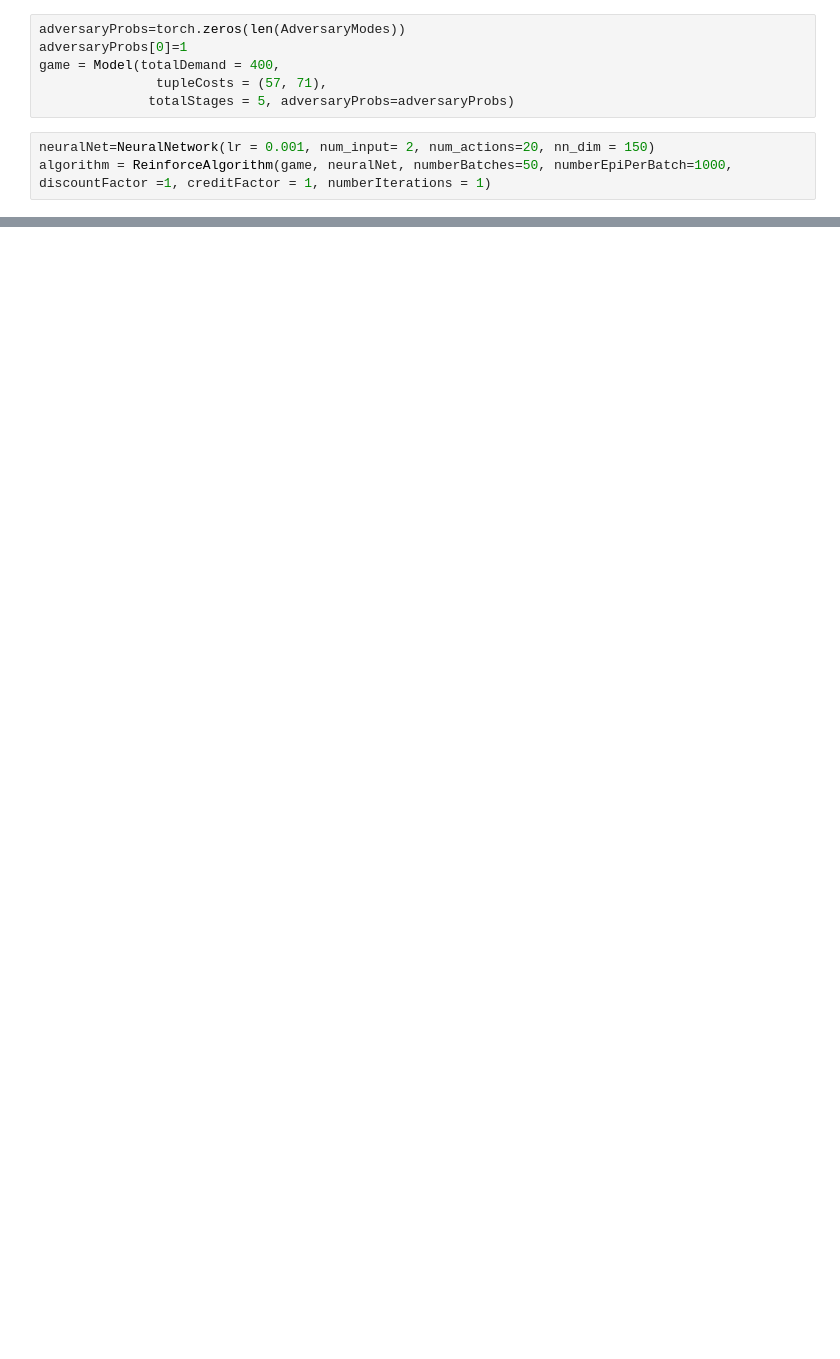
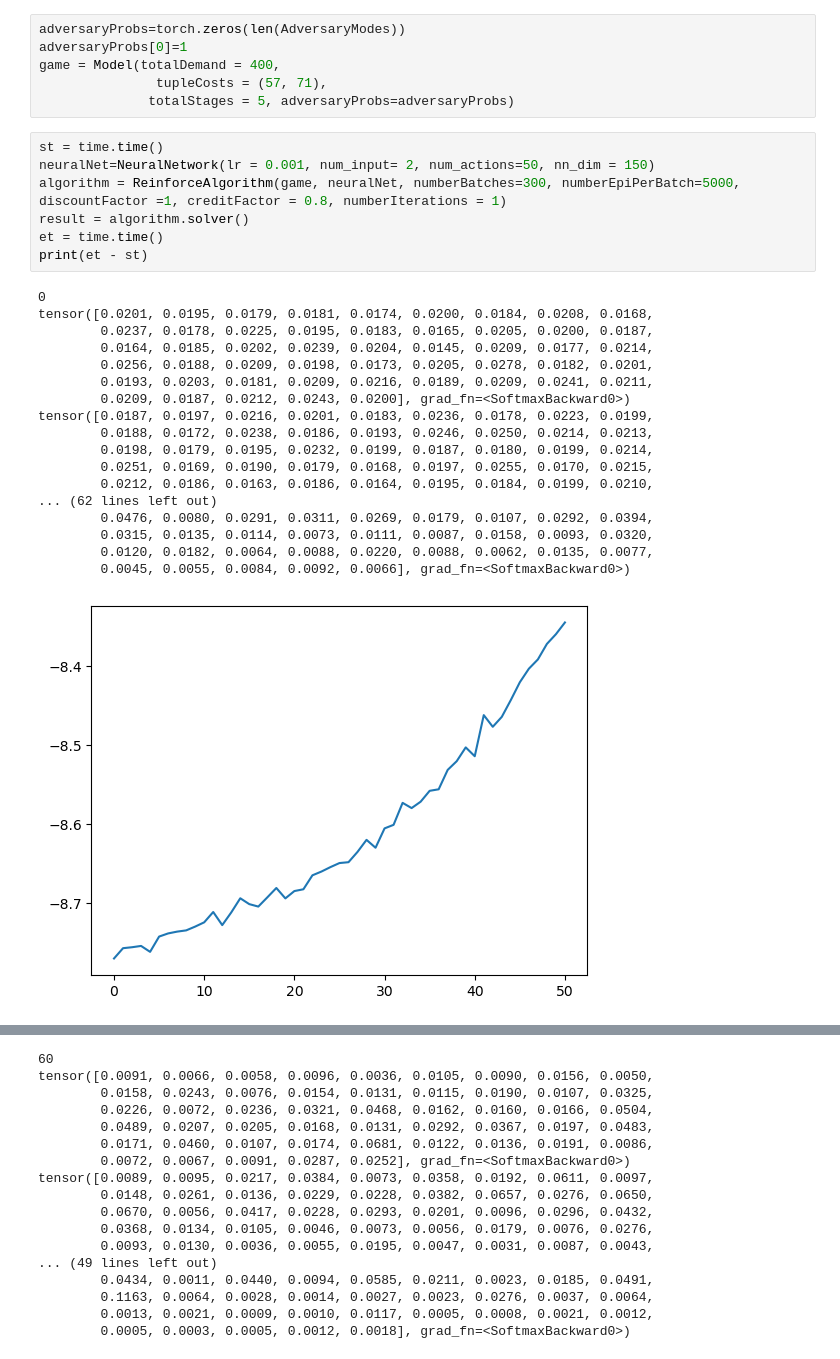
Before and after one commit to stengel/EquiLearn, a Jupyter notebook: learningAgents/src/LearningAgent_Simulations1.ipynb, the cells around one changed output, grey strips where cells are left out. Cells and saved outputs as stored; diff of their text form; blank space fills up the shorter version.

```diff
--- a/learningAgents/src/LearningAgent_Simulations1.ipynb
+++ b/learningAgents/src/LearningAgent_Simulations1.ipynb
@@ -12,5 +14,28 @@ game = Model(totalDemand = 400,
                tupleCosts = (57, 71),
               totalStages = 5, adversaryProbs=adversaryProbs)
 # %%
-neuralNet=NeuralNetwork(lr = 0.001, num_input= 2, num_actions=20, nn_dim = 150)
-algorithm = ReinforceAlgorithm(game, neuralNet, numberBatches=50, numberEpiPerBatch=1000, discountFactor =1, creditFactor = 1, numberIterations = 1)
+st = time.time()
+neuralNet=NeuralNetwork(lr = 0.001, num_input= 2, num_actions=50, nn_dim = 150)
+algorithm = ReinforceAlgorithm(game, neuralNet, numberBatches=300, numberEpiPerBatch=5000, discountFactor =1, creditFactor = 0.8, numberIterations = 1)
+result = algorithm.solver()
+et = time.time()
+print(et - st)
+# %% [output]
+0
+tensor([0.0201, 0.0195, 0.0179, 0.0181, 0.0174, 0.0200, 0.0184, 0.0208, 0.0168,
+        0.0237, 0.0178, 0.0225, 0.0195, 0.0183, 0.0165, 0.0205, 0.0200, 0.0187,
+        0.0164, 0.0185, 0.0202, 0.0239, 0.0204, 0.0145, 0.0209, 0.0177, 0.0214,
+        0.0256, 0.0188, 0.0209, 0.0198, 0.0173, 0.0205, 0.0278, 0.0182, 0.0201,
+        0.0193, 0.0203, 0.0181, 0.0209, 0.0216, 0.0189, 0.0209, 0.0241, 0.0211,
+        0.0209, 0.0187, 0.0212, 0.0243, 0.0200], grad_fn=<SoftmaxBackward0>)
+tensor([0.0187, 0.0197, 0.0216, 0.0201, 0.0183, 0.0236, 0.0178, 0.0223, 0.0199,
+        0.0188, 0.0172, 0.0238, 0.0186, 0.0193, 0.0246, 0.0250, 0.0214, 0.0213,
+        0.0198, 0.0179, 0.0195, 0.0232, 0.0199, 0.0187, 0.0180, 0.0199, 0.0214,
+        0.0251, 0.0169, 0.0190, 0.0179, 0.0168, 0.0197, 0.0255, 0.0170, 0.0215,
+        0.0212, 0.0186, 0.0163, 0.0186, 0.0164, 0.0195, 0.0184, 0.0199, 0.0210,
+... (62 lines left out)
+        0.0476, 0.0080, 0.0291, 0.0311, 0.0269, 0.0179, 0.0107, 0.0292, 0.0394,
+        0.0315, 0.0135, 0.0114, 0.0073, 0.0111, 0.0087, 0.0158, 0.0093, 0.0320,
+        0.0120, 0.0182, 0.0064, 0.0088, 0.0220, 0.0088, 0.0062, 0.0135, 0.0077,
+        0.0045, 0.0055, 0.0084, 0.0092, 0.0066], grad_fn=<SoftmaxBackward0>)
+[figure, added]
@@ -16,0 +43,17 @@ algorithm = ReinforceAlgorithm(game, neuralNet, numberBatches=50, numberEpiPerBa
+60
+tensor([0.0091, 0.0066, 0.0058, 0.0096, 0.0036, 0.0105, 0.0090, 0.0156, 0.0050,
+        0.0158, 0.0243, 0.0076, 0.0154, 0.0131, 0.0115, 0.0190, 0.0107, 0.0325,
+        0.0226, 0.0072, 0.0236, 0.0321, 0.0468, 0.0162, 0.0160, 0.0166, 0.0504,
+        0.0489, 0.0207, 0.0205, 0.0168, 0.0131, 0.0292, 0.0367, 0.0197, 0.0483,
+        0.0171, 0.0460, 0.0107, 0.0174, 0.0681, 0.0122, 0.0136, 0.0191, 0.0086,
+        0.0072, 0.0067, 0.0091, 0.0287, 0.0252], grad_fn=<SoftmaxBackward0>)
+tensor([0.0089, 0.0095, 0.0217, 0.0384, 0.0073, 0.0358, 0.0192, 0.0611, 0.0097,
+        0.0148, 0.0261, 0.0136, 0.0229, 0.0228, 0.0382, 0.0657, 0.0276, 0.0650,
+        0.0670, 0.0056, 0.0417, 0.0228, 0.0293, 0.0201, 0.0096, 0.0296, 0.0432,
+        0.0368, 0.0134, 0.0105, 0.0046, 0.0073, 0.0056, 0.0179, 0.0076, 0.0276,
+        0.0093, 0.0130, 0.0036, 0.0055, 0.0195, 0.0047, 0.0031, 0.0087, 0.0043,
+... (49 lines left out)
+        0.0434, 0.0011, 0.0440, 0.0094, 0.0585, 0.0211, 0.0023, 0.0185, 0.0491,
+        0.1163, 0.0064, 0.0028, 0.0014, 0.0027, 0.0023, 0.0276, 0.0037, 0.0064,
+        0.0013, 0.0021, 0.0009, 0.0010, 0.0117, 0.0005, 0.0008, 0.0021, 0.0012,
+        0.0005, 0.0003, 0.0005, 0.0012, 0.0018], grad_fn=<SoftmaxBackward0>)
```
Also changed, not shown: parts of 14 cells of this notebook, 7 other files.
